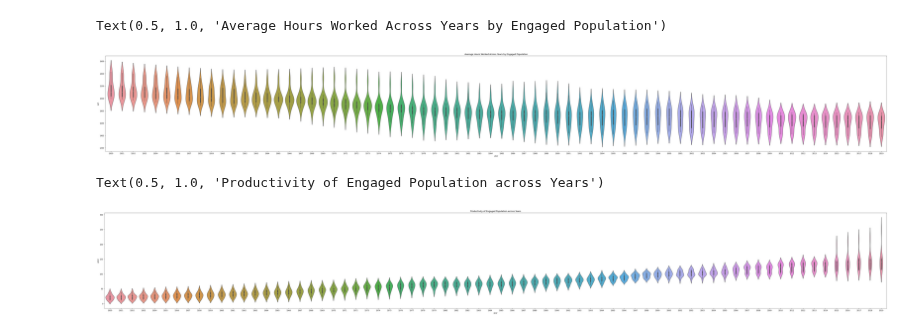
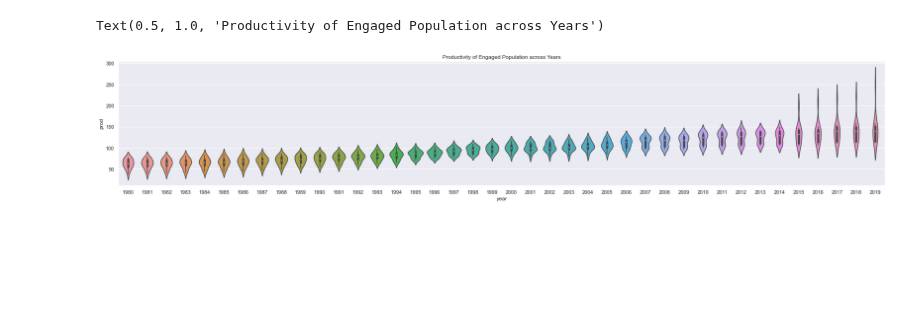
Before and after one commit to ubco-W2022T1-cosc301/project-group17, a Jupyter notebook: notebooks/group_analysis.ipynb, the cells around one changed output. Cells and saved outputs as stored; diff of their text form; code cells hidden in the pictures; blank space fills up the shorter version.

Commit message:
Worked on group_analysis

```diff
--- a/notebooks/group_analysis.ipynb
+++ b/notebooks/group_analysis.ipynb
@@ -29,14 +27,9 @@ all_clean_can= all_clean[all_clean['countrycode'] == 'CAN']
 # %%
-fig, ax = plt.subplots(figsize=(80, 10))
-sns.violinplot(data=all_clean, x="year", y="avh")
-ax.set_title('Average Hours Worked Across Years by Engaged Population')
+fig, ax = plt.subplots(figsize=(30, 5))
+sns.violinplot(data=all_clean, x="year", y="prod")
+ax.set_title('Productivity of Engaged Population across Years')
+
+##This is kinda long, probably not going to use for actual analysis
 # %% [output]
-Text(0.5, 1.0, 'Average Hours Worked Across Years by Engaged Population')
+Text(0.5, 1.0, 'Productivity of Engaged Population across Years')
-[figure, old version]
+[figure, new version]
-# %%
-fig, ax = plt.subplots(figsize=(80, 10))
-sns.violinplot(data=all_clean, x="year", y="prod")
-ax.set_title('Productivity of Engaged Population across Years')
-# %% [output]
-Text(0.5, 1.0, 'Productivity of Engaged Population across Years')
-[figure, removed]
```
Also changed, not shown: parts of 7 cells of this notebook, 1 other file.
